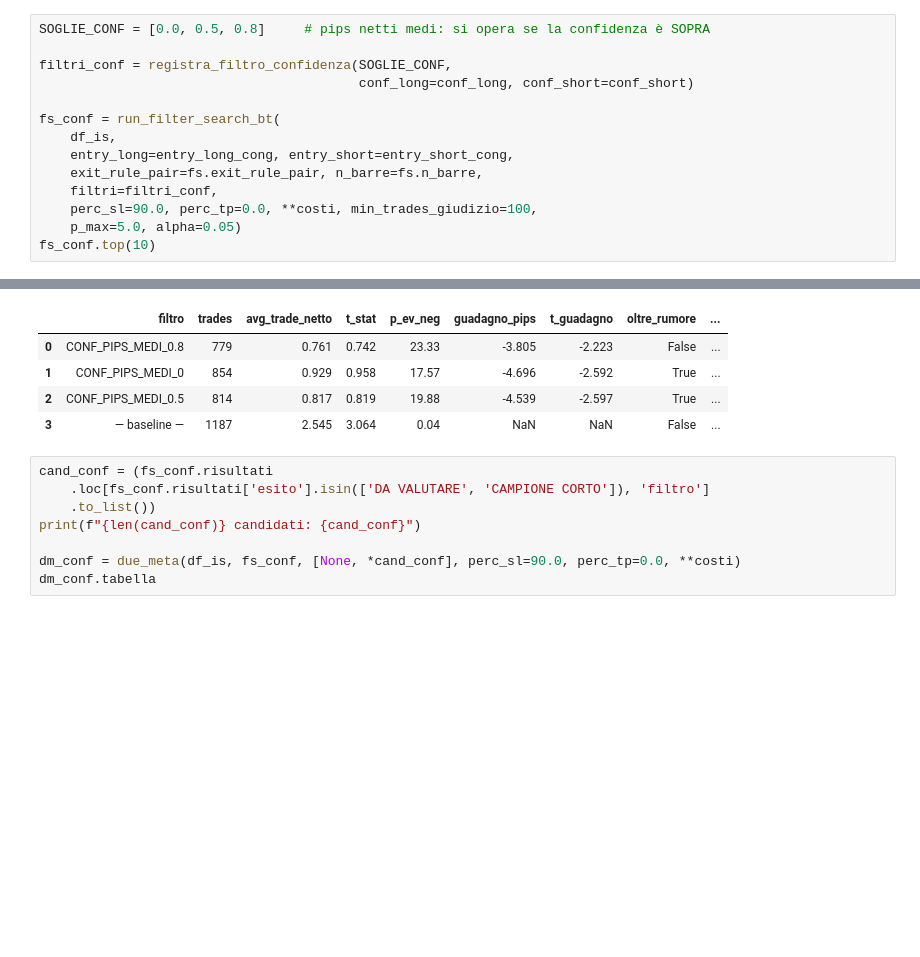
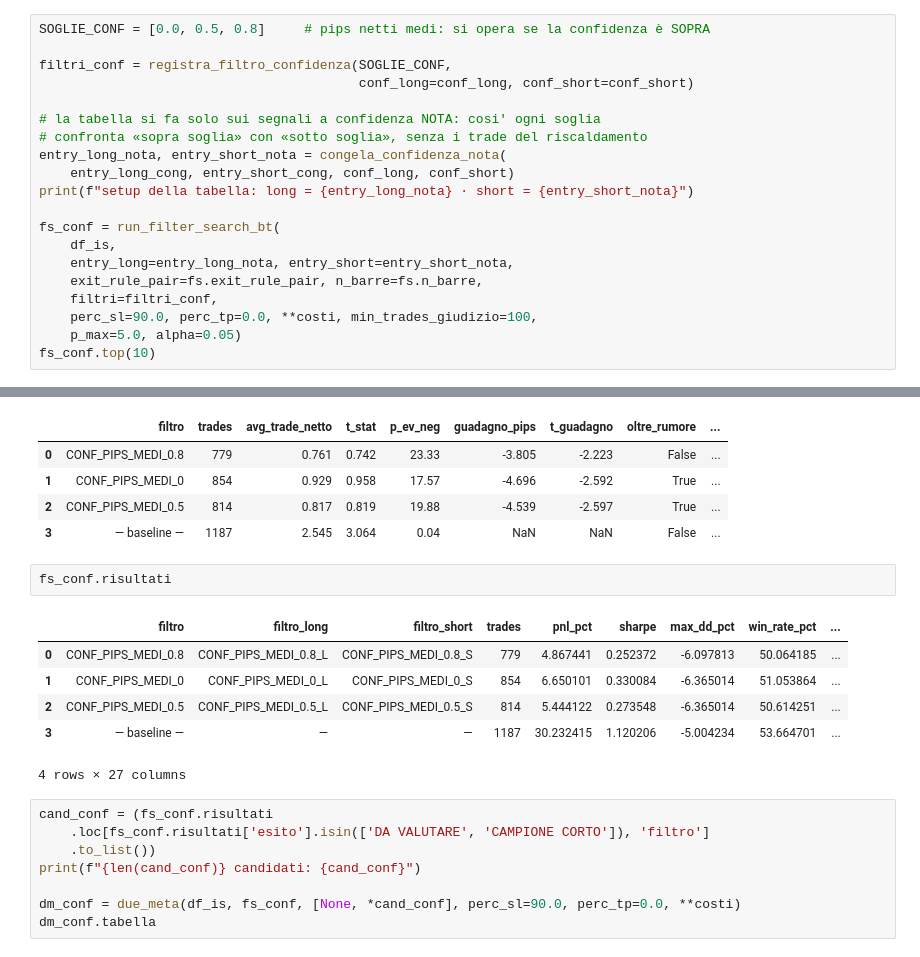
Before and after one commit to matti410/Trading-System-Creator_V4, a Jupyter notebook: Trading_Grid_Search_v4_backtesting.ipynb, the cells around one changed output, grey strips where cells are left out. Cells and saved outputs as stored; diff of their text form; blank space fills up the shorter version.

```diff
--- a/Trading_Grid_Search_v4_backtesting.ipynb
+++ b/Trading_Grid_Search_v4_backtesting.ipynb
@@ -726,9 +726,15 @@ SOGLIE_CONF = [0.0, 0.5, 0.8]     # pips netti medi: si opera se la confidenza
 filtri_conf = registra_filtro_confidenza(SOGLIE_CONF,
                                          conf_long=conf_long, conf_short=conf_short)
 
+# la tabella si fa solo sui segnali a confidenza NOTA: cosi' ogni soglia
+# confronta «sopra soglia» con «sotto soglia», senza i trade del riscaldamento
+entry_long_nota, entry_short_nota = congela_confidenza_nota(
+    entry_long_cong, entry_short_cong, conf_long, conf_short)
+print(f"setup della tabella: long = {entry_long_nota} · short = {entry_short_nota}")
+
 fs_conf = run_filter_search_bt(
     df_is,
-    entry_long=entry_long_cong, entry_short=entry_short_cong,
+    entry_long=entry_long_nota, entry_short=entry_short_nota,
     exit_rule_pair=fs.exit_rule_pair, n_barre=fs.n_barre,
     filtri=filtri_conf,
     perc_sl=90.0, perc_tp=0.0, **costi, min_trades_giudizio=100,
@@ -742,6 +748,15 @@ soglia di rumore per 3 prove (Sidak, famiglia 5%): |t_guadagno| > 2.39  —  con
 | 1 | CONF_PIPS_MEDI_0 | 854 | 0.929 | 0.958 | 17.57 | -4.696 | -2.592 | True | ... |
 | 2 | CONF_PIPS_MEDI_0.5 | 814 | 0.817 | 0.819 | 19.88 | -4.539 | -2.597 | True | ... |
 | 3 | — baseline — | 1187 | 2.545 | 3.064 | 0.04 | NaN | NaN | False | ... |
+# %%
+fs_conf.risultati
+# %% [output]
+|  | filtro | filtro_long | filtro_short | trades | pnl_pct | sharpe | max_dd_pct | win_rate_pct | ... |
+| 0 | CONF_PIPS_MEDI_0.8 | CONF_PIPS_MEDI_0.8_L | CONF_PIPS_MEDI_0.8_S | 779 | 4.867441 | 0.252372 | -6.097813 | 50.064185 | ... |
+| 1 | CONF_PIPS_MEDI_0 | CONF_PIPS_MEDI_0_L | CONF_PIPS_MEDI_0_S | 854 | 6.650101 | 0.330084 | -6.365014 | 51.053864 | ... |
+| 2 | CONF_PIPS_MEDI_0.5 | CONF_PIPS_MEDI_0.5_L | CONF_PIPS_MEDI_0.5_S | 814 | 5.444122 | 0.273548 | -6.365014 | 50.614251 | ... |
+| 3 | — baseline — | — | — | 1187 | 30.232415 | 1.120206 | -5.004234 | 53.664701 | ... |
+4 rows × 27 columns
 # %%
 cand_conf = (fs_conf.risultati
     .loc[fs_conf.risultati['esito'].isin(['DA VALUTARE', 'CAMPIONE CORTO']), 'filtro']
```
Also changed, not shown: parts of 2 cells of this notebook.
